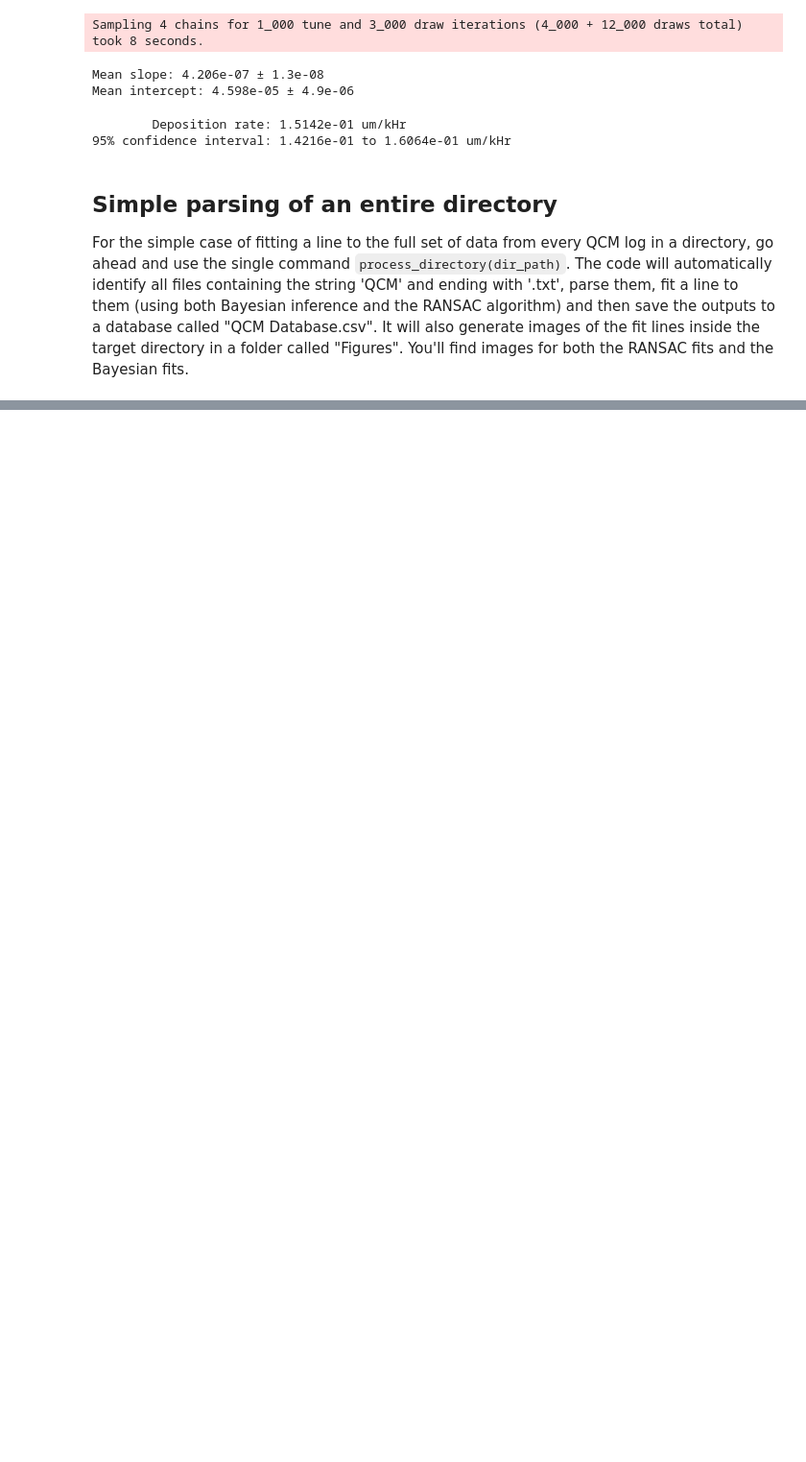
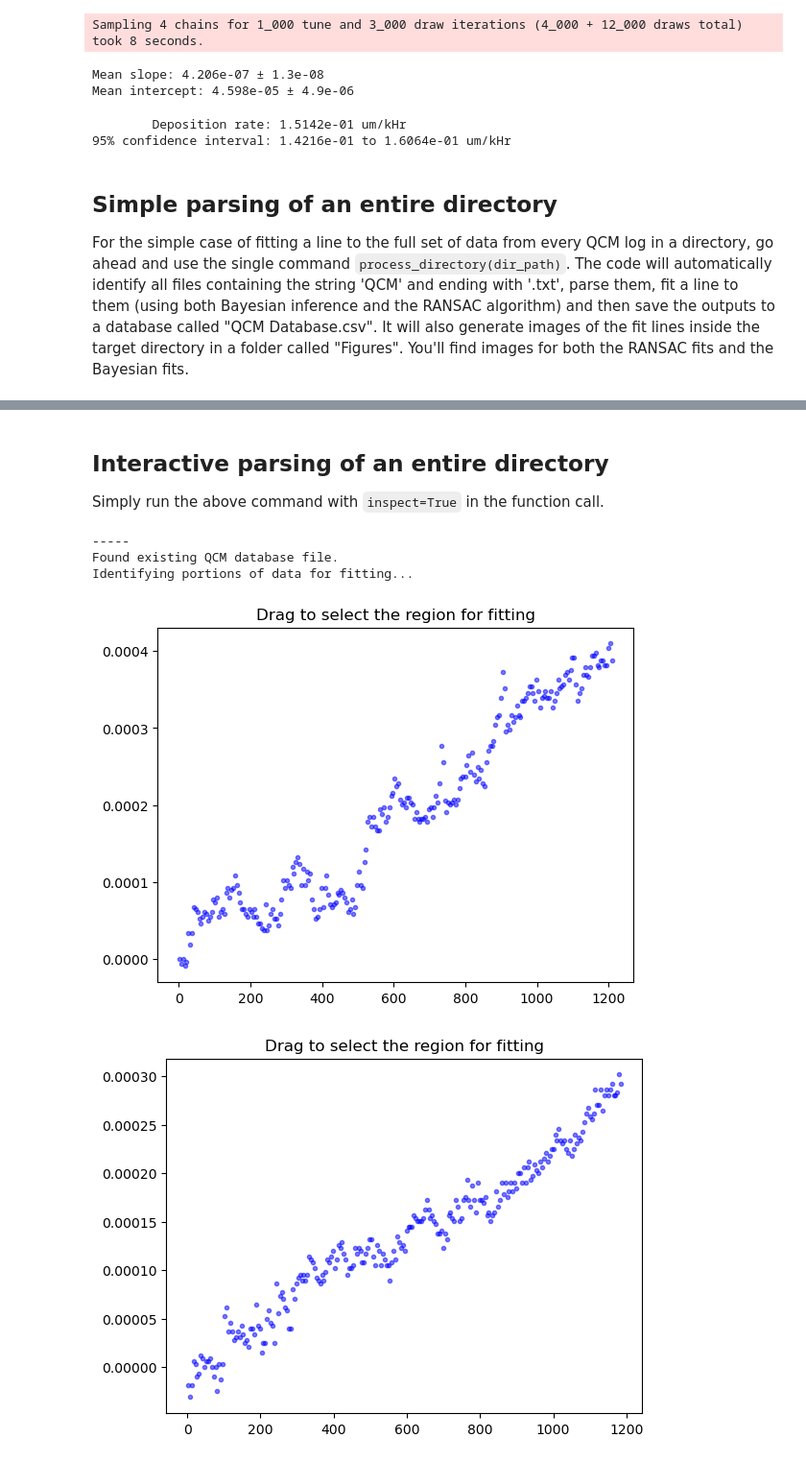
Before and after one commit to braden-oh/ProbeTools, a Jupyter notebook: Testbed/QCM Use Example.ipynb, the cells around one changed output, grey strips where cells are left out. Shown: that part at 96% size. Saved outputs shown, nothing was run; the diff lists cells and outputs as text; code cells hidden in the pictures; blank space fills up the shorter version.

````diff
--- a/Testbed/QCM Use Example.ipynb
+++ b/Testbed/QCM Use Example.ipynb
@@ -79,3 +79,15 @@ QCM database construction complete.
 | 4 | QCM_26-68deg_0V_300V_suppression_... | 2.888467e-07 | 2.752586e-07 | 3.033157e-07 | -7.794022e-05 | 0.103985 | 0.099093 | 0.109194 | 0 | 243 | ... |
 | 5 | QCM_26-68deg_34V_300V_suppression... | 3.096878e-07 | 2.916263e-07 | 3.278173e-07 | -2.331385e-05 | 0.111488 | 0.104985 | 0.118014 | 0 | 122 | ... |
 | 6 | QCM_26-68deg_34V_no_suppression_b... | 1.261980e-07 | 1.082190e-07 | 1.452148e-07 | 1.681885e-04 | 0.045431 | 0.038959 | 0.052277 | 0 | 121 | ... |
+# %% [markdown]
+## Interactive parsing of an entire directory
+Simply run the above command with ```inspect=True``` in the function call.
+# %%
+dir_path = '/Users/braden/Documents/ProbeTools/Testbed'
+process_directory(dir_path, inspect=True)
+# %% [output]
+-----
+Found existing QCM database file.
+Identifying portions of data for fitting...
+[figure, added]
+[figure, added]
````
Also changed, not shown: parts of 2 cells of this notebook, 17 other files.
